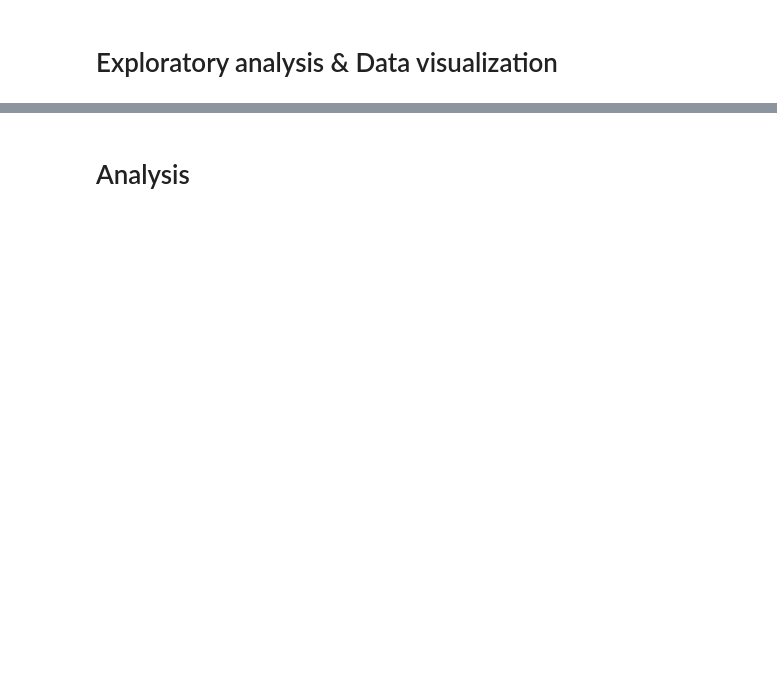
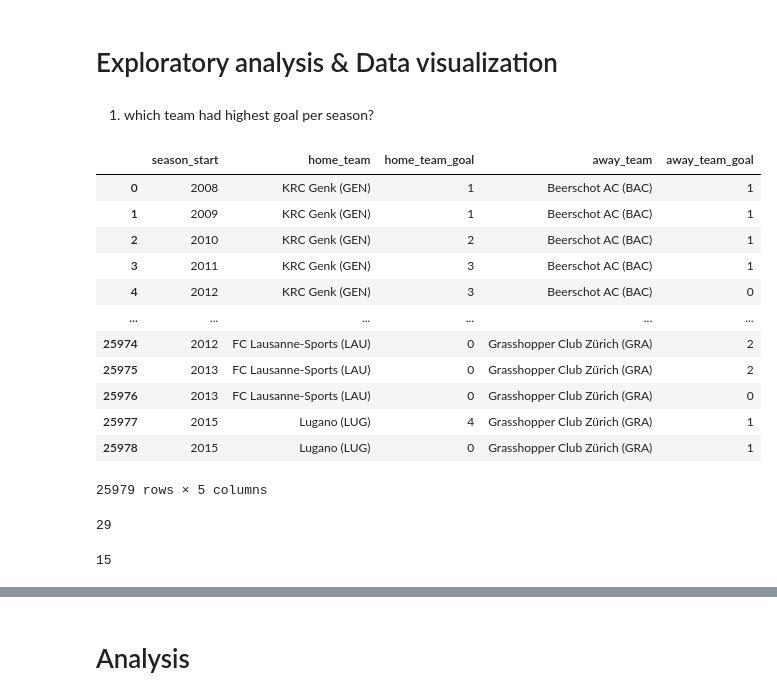
Before and after one commit to Hyej-Kim/cmsc320Final, a Jupyter notebook: cmsc320Final.ipynb, the cells around one changed output, grey strips where cells are left out. Cells and saved outputs as stored; diff of their text form; code cells hidden in the pictures; blank space fills up the shorter version.

```diff
--- a/cmsc320Final.ipynb
+++ b/cmsc320Final.ipynb
@@ -180,0 +283,11 @@ df.head()
+# %%
+team_match = matchCountry.merge(teams, left_on = 'home_team_api_id', right_on = 'team_api_id')
+team_match = team_match.rename(columns={"id_x": "id", "team_long_name": "home_team", "team_fifa_api_id": "home_team_fifa_api_id"})
+team_match['home_team'] =  team_match['home_team'] + " (" + team_match['team_short_name'] + ")"
+team_match.drop(columns = ['id_y', 'team_api_id', 'team_short_name'], axis = 1, inplace = True)
+
+team_match = team_match.merge(teams, left_on = 'away_team_api_id', right_on = 'team_api_id')
+team_match = team_match.rename(columns={"id_x": "id", "team_long_name": "away_team", "team_fifa_api_id": "away_team_fifa_api_id"})
+team_match['away_team'] =  team_match['away_team'] + " (" + team_match['team_short_name'] + ")"
+team_match.drop(columns = ['id_y', 'team_api_id', 'team_short_name'], axis = 1, inplace = True)
+team_match.head()
@@ -180,0 +301,6 @@ df.head()
+# %%
+team_match.columns
+team_match = team_match[['id', 'match_api_id', 'date', 'home_team', 'home_team_api_id', 'home_team_fifa_api_id',
+                         'home_team_goal', 'away_team', 'away_team_api_id', 'away_team_fifa_api_id', 'away_team_goal',
+                         'country_league_id', 'stage', 'season_start', 'season_end', 'countryName', 'leagueName']]
+team_match.head()
@@ -180,0 +314,13 @@ df.head()
+# %%
+winner = []
+for index, row in team_match.iterrows():
+    if team_match.iloc[index, 6] > team_match.iloc[index, 10]:
+        winner.append(team_match.iloc[index, 3])
+    elif team_match.iloc[index, 6] < team_match.iloc[index, 10]:
+        winner.append(team_match.iloc[index, 7])
+    else:
+        winner.append("Tie")
+team_match['winner'] = winner
+# %%
+team_match.drop(columns = ['home_team_fifa_api_id', 'away_team_fifa_api_id'], axis = 1, inplace = True)
+team_match.head()
@@ -181,2 +380,33 @@ df.head()
 # %% [markdown]
 # Exploratory analysis & Data visualization
+# %% [markdown]
+1. which team had highest goal per season?
+# %%
+df = team_match[['season_start', 'home_team', 'home_team_goal', 'away_team', 'away_team_goal']]
+df
+# %% [output]
+|  | season_start | home_team | home_team_goal | away_team | away_team_goal |
+| 0 | 2008 | KRC Genk (GEN) | 1 | Beerschot AC (BAC) | 1 |
+| 1 | 2009 | KRC Genk (GEN) | 1 | Beerschot AC (BAC) | 1 |
+| 2 | 2010 | KRC Genk (GEN) | 2 | Beerschot AC (BAC) | 1 |
+| 3 | 2011 | KRC Genk (GEN) | 3 | Beerschot AC (BAC) | 1 |
+| 4 | 2012 | KRC Genk (GEN) | 3 | Beerschot AC (BAC) | 0 |
+| ... | ... | ... | ... | ... | ... |
+| 25974 | 2012 | FC Lausanne-Sports (LAU) | 0 | Grasshopper Club Zürich (GRA) | 2 |
+| 25975 | 2013 | FC Lausanne-Sports (LAU) | 0 | Grasshopper Club Zürich (GRA) | 2 |
+| 25976 | 2013 | FC Lausanne-Sports (LAU) | 0 | Grasshopper Club Zürich (GRA) | 0 |
+| 25977 | 2015 | Lugano (LUG) | 4 | Grasshopper Club Zürich (GRA) | 1 |
+| 25978 | 2015 | Lugano (LUG) | 0 | Grasshopper Club Zürich (GRA) | 1 |
+25979 rows × 5 columns
+# %%
+a = df[df['season_start'] == '2008']
+b = a[a['home_team'] == 'AC Bellinzona (BEL)']
+b['home_team_goal'].sum()
+# %% [output]
+29
+# %%
+a = df[df['season_start'] == '2008']
+b = a[a['away_team'] == 'AC Bellinzona (BEL)']
+b['away_team_goal'].sum()
+# %% [output]
+15
```
Also changed, not shown: parts of 32 cells of this notebook.
